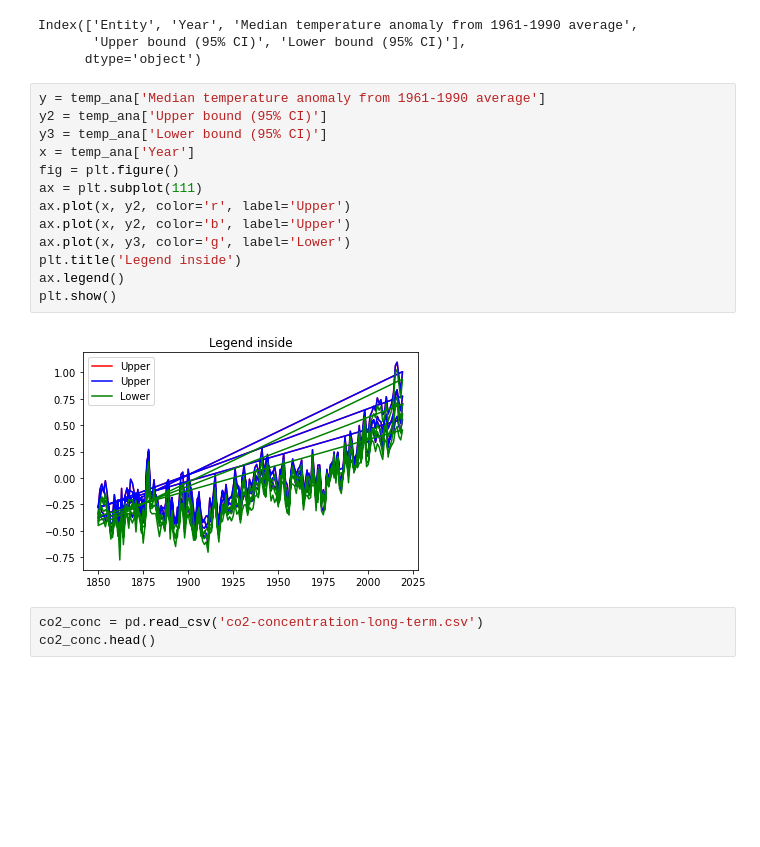
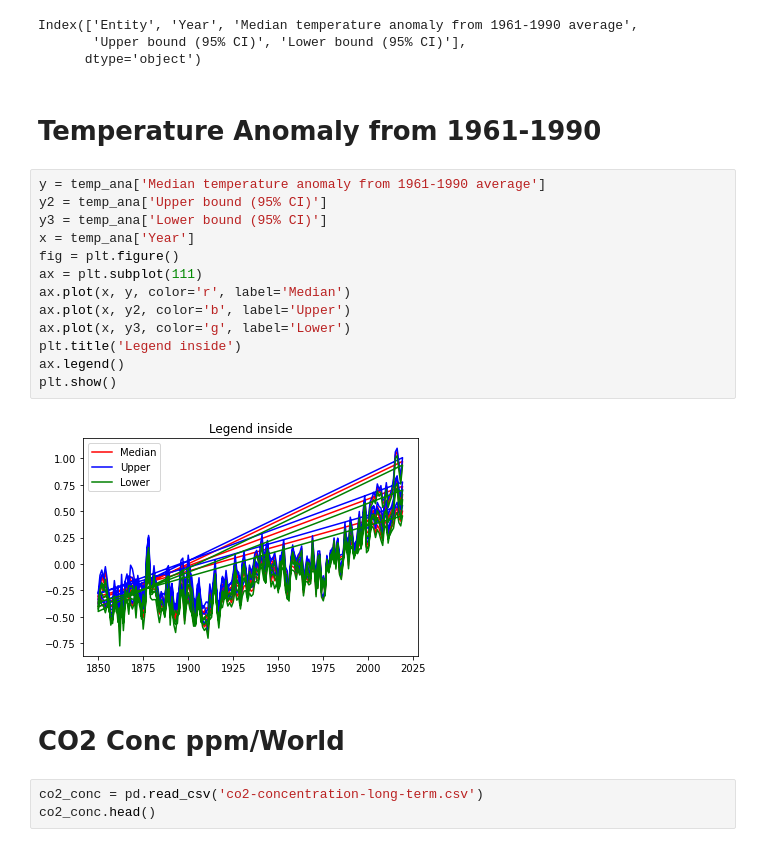
Before and after one commit to Yukta-Jaiswal/CO2-emissons-visualization, a Jupyter notebook: DV project/code.ipynb, the cells around one changed output. Drawn from its saved outputs; the diff is of its cells as text; blank space fills up the shorter version.

```diff
--- a/DV project/code.ipynb
+++ b/DV project/code.ipynb
@@ -18,21 +20,25 @@ temp_ana.columns
 Index(['Entity', 'Year', 'Median temperature anomaly from 1961-1990 average',
        'Upper bound (95% CI)', 'Lower bound (95% CI)'],
       dtype='object')
+# %% [markdown]
+# Temperature Anomaly from 1961-1990
 # %%
 y = temp_ana['Median temperature anomaly from 1961-1990 average']
 y2 = temp_ana['Upper bound (95% CI)']
 y3 = temp_ana['Lower bound (95% CI)']
 x = temp_ana['Year']
 fig = plt.figure()
 ax = plt.subplot(111)
-ax.plot(x, y2, color='r', label='Upper')
+ax.plot(x, y, color='r', label='Median')
 ax.plot(x, y2, color='b', label='Upper')
 ax.plot(x, y3, color='g', label='Lower')
 plt.title('Legend inside')
 ax.legend()
 plt.show()
 # %% [output]
-[figure, old version]
+[figure, new version]
+# %% [markdown]
+# CO2 Conc ppm/World
 # %%
 co2_conc = pd.read_csv('co2-concentration-long-term.csv')
 co2_conc.head()
```
Also changed, not shown: parts of 17 cells of this notebook.
